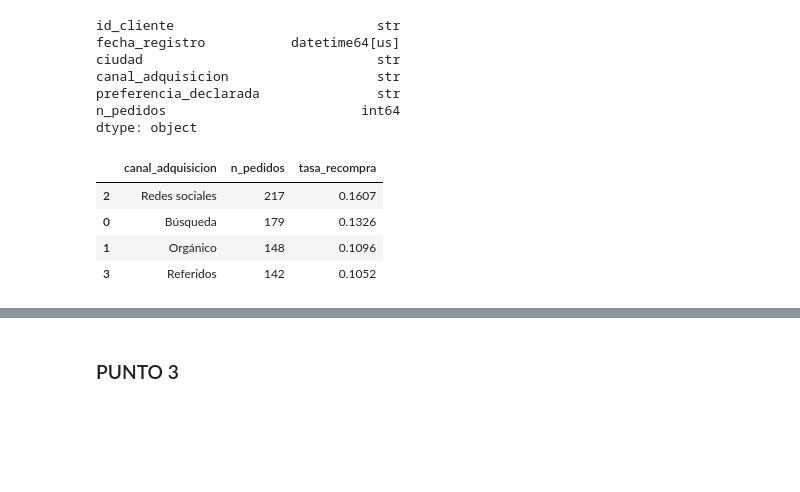
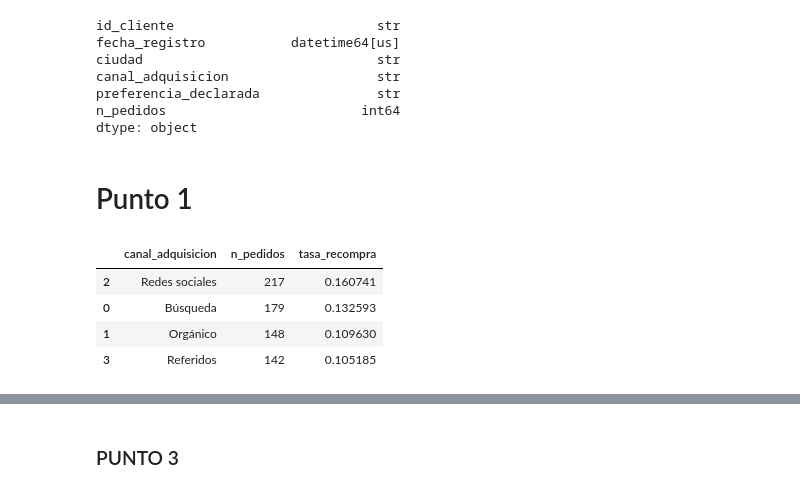
Before and after one commit to Sebast68h/Taller11-Aplicaciones, a Jupyter notebook: clase11copy.ipynb, the cells around one changed output, grey strips where cells are left out. Saved outputs shown, nothing was run; the diff lists cells and outputs as text; code cells hidden in the pictures; blank space fills up the shorter version.

Commit message:
finalizacion punto 1 y 2

```diff
--- a/clase11copy.ipynb
+++ b/clase11copy.ipynb
@@ -100,17 +100,19 @@ canal_adquisicion                   str
 preferencia_declarada               str
 n_pedidos                         int64
 dtype: object
+# %% [markdown]
+# Punto 1
 # %%
 punto1 = final.query("n_pedidos >= 2").groupby("canal_adquisicion")["n_pedidos"].count().reset_index()
-punto1["tasa_recompra"] = ((punto1["n_pedidos"]/final.shape[0])).round(4)
+punto1["tasa_recompra"] = (punto1["n_pedidos"]/final.shape[0])
 punto1 = punto1.sort_values(by= "tasa_recompra",ascending= False)
 punto1
 # %% [output]
 |  | canal_adquisicion | n_pedidos | tasa_recompra |
-| 2 | Redes sociales | 217 | 0.1607 |
-| 0 | Búsqueda | 179 | 0.1326 |
-| 1 | Orgánico | 148 | 0.1096 |
-| 3 | Referidos | 142 | 0.1052 |
+| 2 | Redes sociales | 217 | 0.160741 |
+| 0 | Búsqueda | 179 | 0.132593 |
+| 1 | Orgánico | 148 | 0.109630 |
+| 3 | Referidos | 142 | 0.105185 |
 # %%
 fig_recompra = pe.bar(punto1,x = "canal_adquisicion", y= "tasa_recompra", text_auto=".2%")
 fig_recompra.update_layout(yaxis_tickformat=".0%")
```
Also changed, not shown: parts of 5 cells of this notebook, 1 other file.
